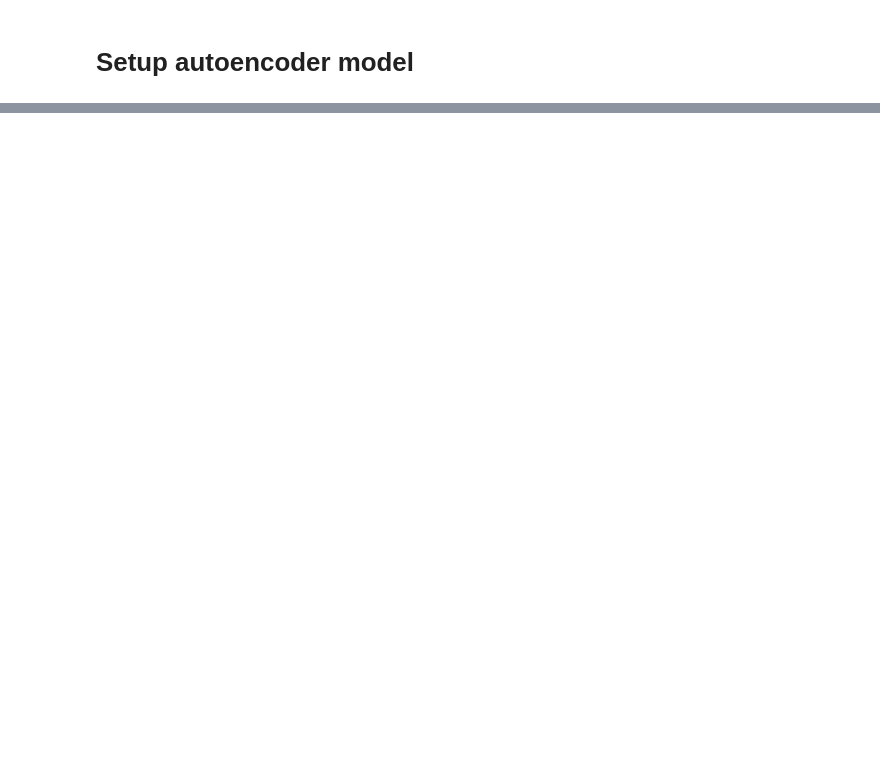
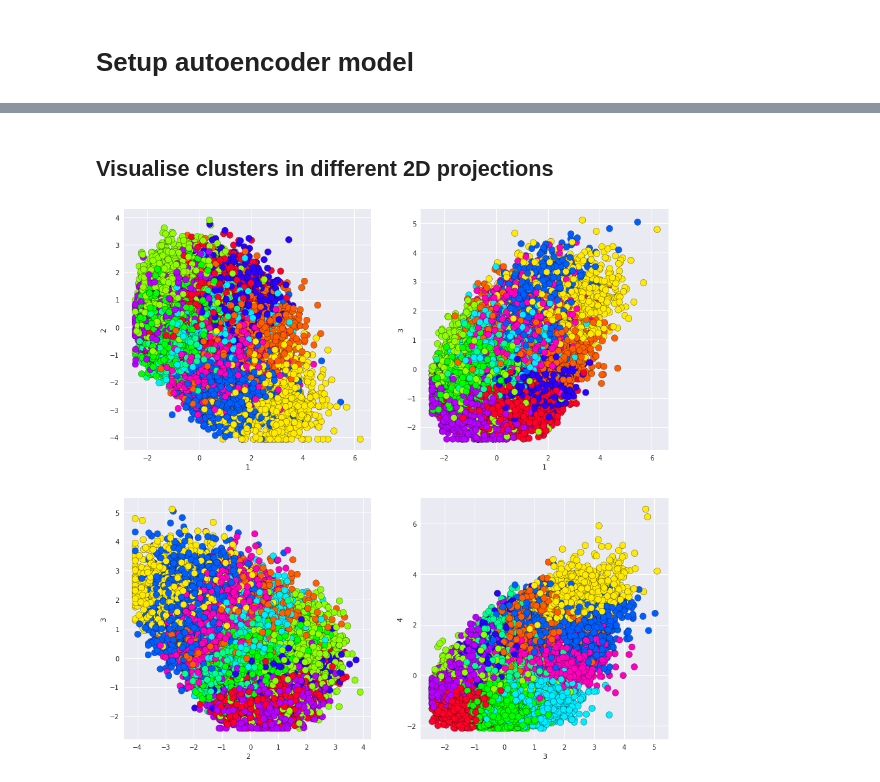
Before and after one commit to sdysch/kaggle, a Jupyter notebook: tps-july-22-autoencoder.ipynb, the cells around one changed output, grey strips where cells are left out. Saved outputs shown, nothing was run; the diff lists cells and outputs as text; code cells hidden in the pictures; blank space fills up the shorter version.

```diff
--- a/tps-july-22-autoencoder.ipynb
+++ b/tps-july-22-autoencoder.ipynb
@@ -153,2 +203,27 @@ model = KMeans(n_clusters=6)
 model.fit(data_red)
 pred = model.predict(data_red)
+# %% [markdown]
+## Visualise clusters in different 2D projections
+# %%
+# plot features, colour by class
+s = 100
+fig, ax = plt.subplots(2, 2, figsize=(15, 15))
+ax[0, 0].scatter(data_red['0'], data_red['1'], c=pred, cmap='gist_rainbow', edgecolor='k', s=s)
+ax[0, 0].set_xlabel('1')
+ax[0, 0].set_ylabel('2')
+
+ax[0, 1].scatter(data_red['0'], data_red['2'], c=pred, cmap='gist_rainbow', edgecolor='k', s=s)
+ax[0, 1].set_xlabel('1')
+ax[0, 1].set_ylabel('3')
+
+ax[1, 0].scatter(data_red['1'], data_red['2'], c=pred, cmap='gist_rainbow', edgecolor='k', s=s)
+ax[1, 0].set_xlabel('2')
+ax[1, 0].set_ylabel('3')
+
+ax[1, 1].scatter(data_red['2'], data_red['3'], c=pred, cmap='gist_rainbow', edgecolor='k', s=s)
+ax[1, 1].set_xlabel('3')
+ax[1, 1].set_ylabel('4')
+
+fig.show()
+# %% [output]
+[figure, added]
```
Also changed, not shown: parts of 16 cells of this notebook.
